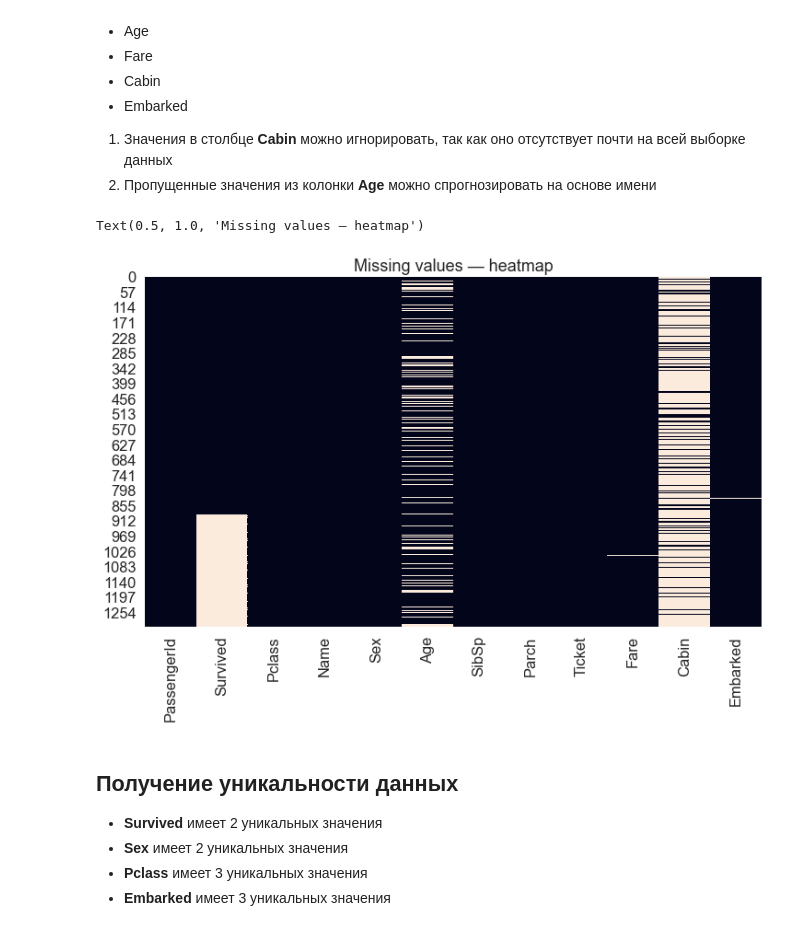
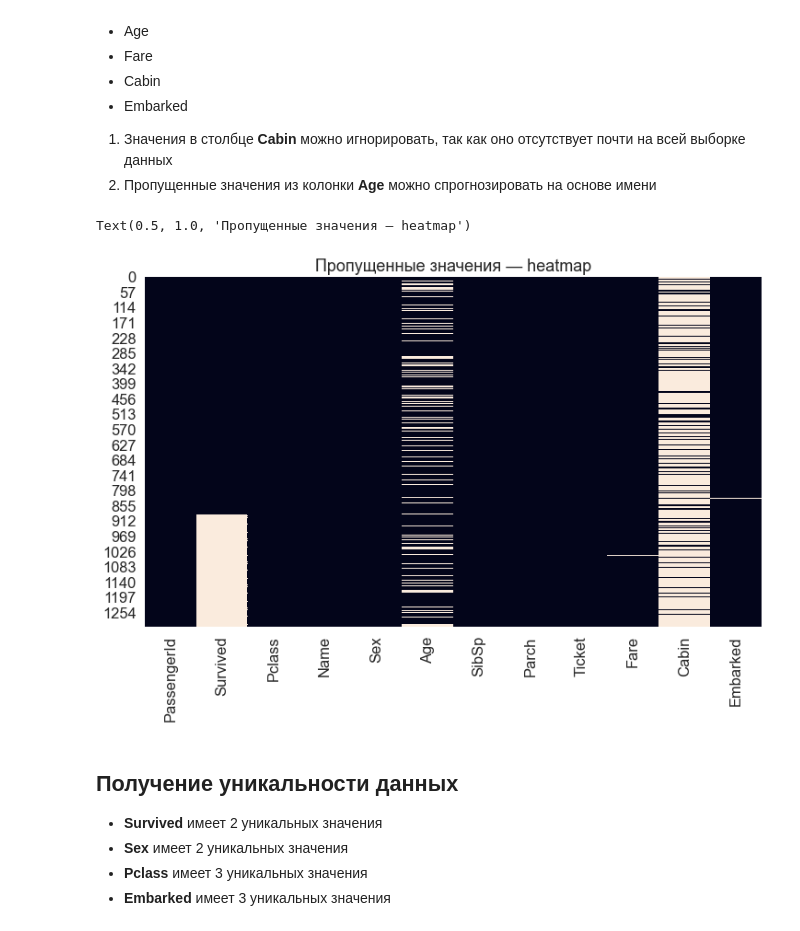
Before and after one commit to Moootya/Ml-Titanic, a Jupyter notebook: main.ipynb, the cells around one changed output. Drawn from its saved outputs; the diff is of its cells as text; code cells hidden in the pictures.

```diff
--- a/main.ipynb
+++ b/main.ipynb
@@ -84,10 +84,10 @@ dtype: int64
 1. Значения в столбце **Cabin** можно игнорировать, так как оно отсутствует почти на всей выборке данных
 2. Пропущенные значения из колонки **Age** можно спрогнозировать на основе имени
 # %%
-sns.heatmap(data.isnull(), cbar = False).set_title("Missing values — heatmap")
+sns.heatmap(data.isnull(), cbar = False).set_title("Пропущенные значения — heatmap")
 # %% [output]
-Text(0.5, 1.0, 'Missing values — heatmap')
+Text(0.5, 1.0, 'Пропущенные значения — heatmap')
-[figure, old version]
+[figure, new version]
 # %% [markdown]
 Получение уникальности данных
 --
```
Also changed, not shown: parts of 6 cells of this notebook.
